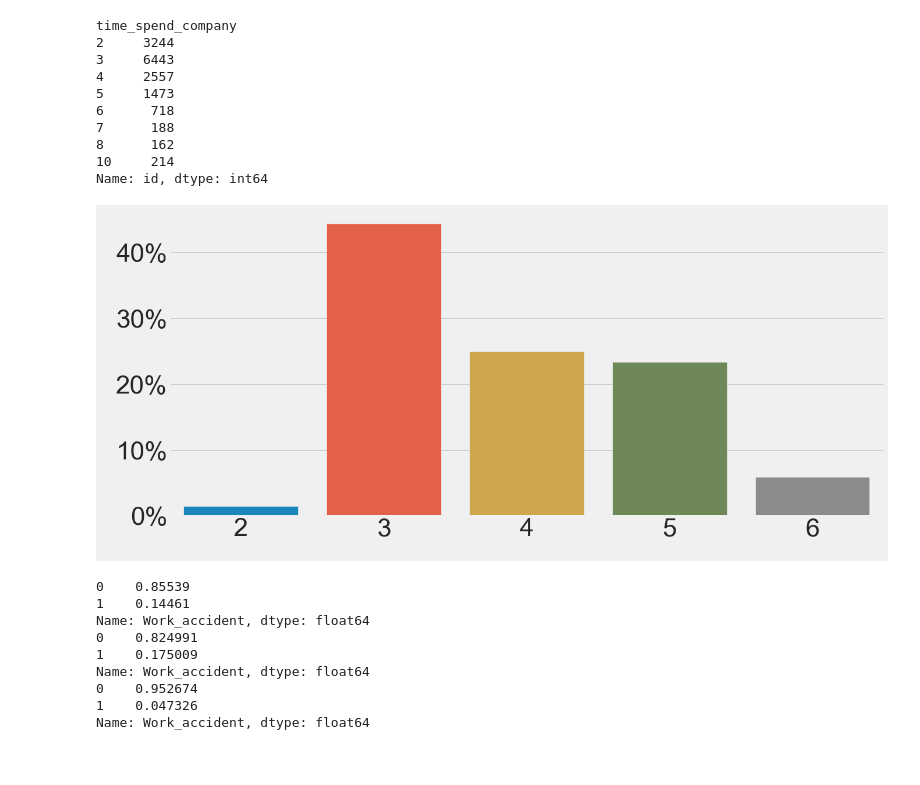
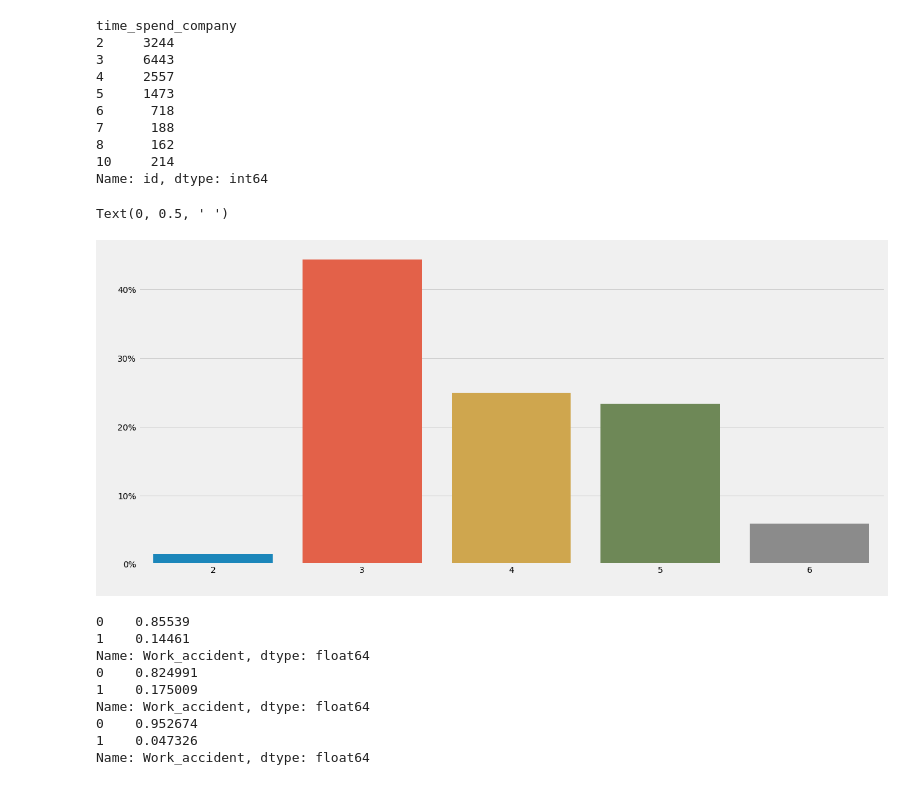
Before and after one commit to georgethoraninh/hr_churn, a Jupyter notebook: hr_churn_analysis.ipynb, the cells around one changed output. Saved outputs shown, nothing was run; the diff lists cells and outputs as text; code cells hidden in the pictures.

```diff
--- a/hr_churn_analysis.ipynb
+++ b/hr_churn_analysis.ipynb
@@ -197,8 +194,7 @@ print('Average satisfaction level for churners: {:.2f}'.format(df[df['churn']==1
 fig, axes = plt.subplots(figsize=(20, 10))
 plt.gcf().subplots_adjust(bottom=0.15,left=0.1)
 
-sns.set(font_scale = 4)
-plt.style.use('fivethirtyeight')
+#sns.set(font_scale = 4)
 sns.kdeplot(df.loc[df['churn']==0, 'satisfaction_level'],label='Active Employees')
 sns.kdeplot(df.loc[df['churn']==1, 'satisfaction_level'],label='Ex-Employees')
 plt.xlim(left=df['satisfaction_level'].min(), right=df['satisfaction_level'].max())
@@ -256,8 +252,7 @@ Average number_project for churners: 3.86
 fig, axes = plt.subplots(figsize=(20, 10))
 plt.gcf().subplots_adjust(bottom=0.15,left=0.1)
 
-sns.set(font_scale = 4)
-plt.style.use('fivethirtyeight')
+#sns.set(font_scale = 4)
 sns.kdeplot(df.loc[df['churn']==0, 'average_montly_hours'],label='Active Employees')
 sns.kdeplot(df.loc[df['churn']==1, 'average_montly_hours'],label='Ex-Employees')
 plt.xlim(left=df['average_montly_hours'].min(), right=df['average_montly_hours'].max())
@@ -310,28 +305,28 @@ Name: id, dtype: int64
 # %%
 import matplotlib.ticker as mtick
 
 df_time_comp = df[df['churn']==1]['time_spend_company'].value_counts(normalize=True).to_frame().reset_index()
 df_time_comp.columns=['Time Spent', '% of Leavers']
 
 fig, axes = plt.subplots(figsize=(20, 10))
 plt.gcf().subplots_adjust(bottom=0.15,left=0.1)
 
-sns.set(font_scale = 4)
-plt.style.use('fivethirtyeight')
+#sns.set(font_scale = 4)
 
 sns.barplot(x='Time Spent',y='% of Leavers', data = df_time_comp)
 
 axes.yaxis.set_major_formatter(mtick.PercentFormatter(xmax=1.0,decimals=0))
 
 
 #The plot below indicates a negative correlation with the salary type of an employee and the Attrition Status.
 #In other words, employees with higher salary are less likely to leave.
 plt.xlabel(' ', fontsize=24)
 plt.ylabel(' ', fontsize=24)
 
 # fig.savefig('leavers_time_spent', transparent=True)
 # %% [output]
+Text(0, 0.5, ' ')
-[figure, old version]
+[figure, new version]
 # %%
 print(df['Work_accident'].value_counts(normalize=True))
 print(df[df['churn']==0]['Work_accident'].value_counts(normalize=True))
```
Also changed, not shown: parts of 24 cells of this notebook.
